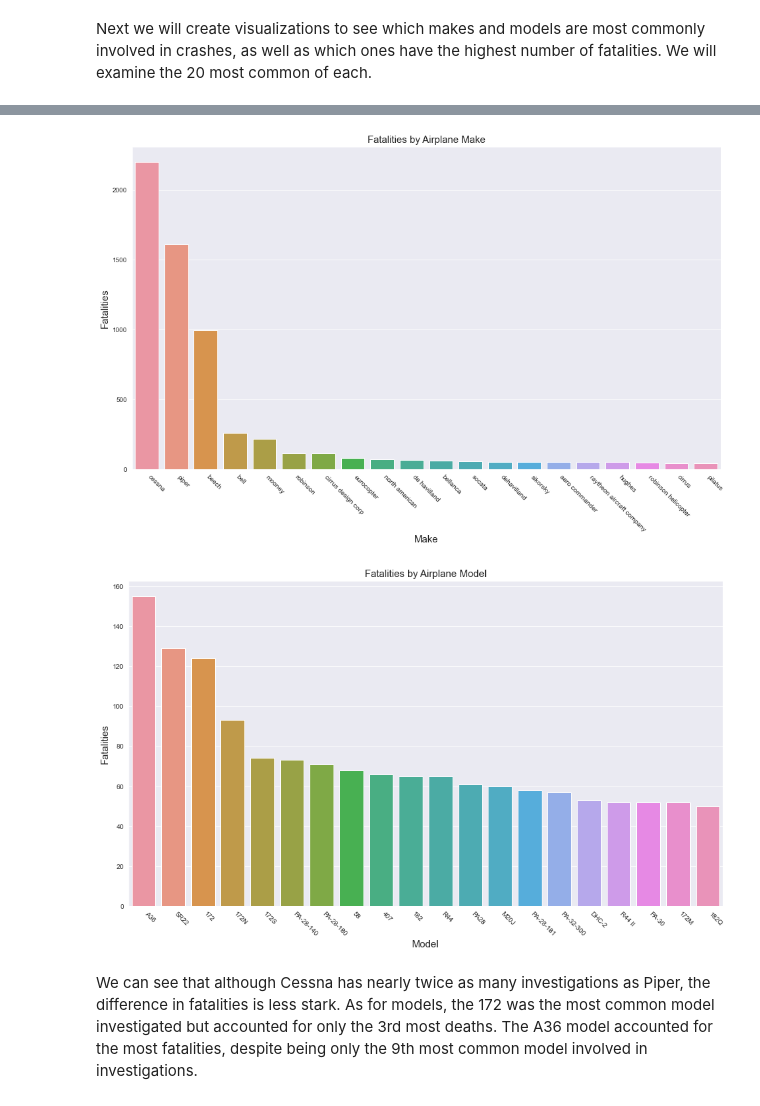
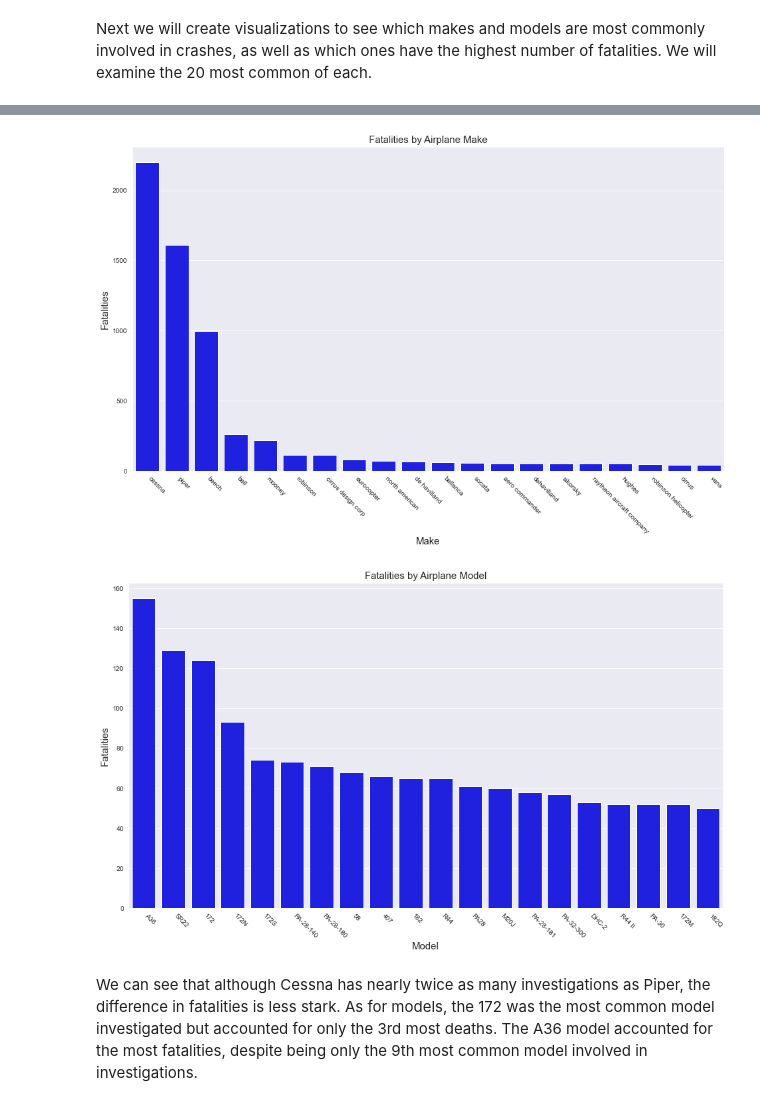
Before and after one commit to jtjohn172/Aviation-Data-Analysis-Project, a Jupyter notebook: notebooks/private-planes.ipynb, the cells around one changed output, grey strips where cells are left out. Cells and saved outputs as stored; diff of their text form; code cells hidden in the pictures.

```diff
--- a/notebooks/private-planes.ipynb
+++ b/notebooks/private-planes.ipynb
@@ -45,4 +45,5 @@ usa=df.loc[(df['country']=='United States') & (df['event_date']>='2001-11-19')]
 # %% [markdown]
 Next, we will clean up some of the columns which have missing values. We will begin with the columns containing data on injuries and fatalities. From examining the "Injury Severity" column we can see that all the missing values in the "Total_Fatal_Injuries" column correspond to a value of "Non-Fatal" in "Injury_Severity". Therefore we will see these missing values equal to zero in the "Total_Fatal_Injuries" column.
 # %%
-usa.loc[usa['total_fatal_injuries'].isna(), 'total_fatal_injuries']=0
+#usa.loc[usa['total_fatal_injuries'].isna(), 'total_fatal_injuries']=0
+usa=usa.fillna(value={'total_fatal_injuries': 0})
@@ -128,6 +111,7 @@ private_planes=private_planes.dropna(subset=['make', 'model'])
 We will also clean up some duplicate names in the 'Make' column.
 # %%
 private_planes['make']=private_planes['make'].str.lower()
+private_planes['make']=private_planes['make'].str.replace('-', ' ')
 # %% [output]
 A value is trying to be set on a copy of a slice from a DataFrame.
 Try using .loc[row_indexer,col_indexer] = value instead
@@ -161,25 +150,25 @@ fatalities=private_planes.groupby('make')['total_fatal_injuries'].sum().sort_val
 
 fig, ax=plt.subplots(figsize=(16,9))
 sns.set_style('darkgrid')
-f=sns.barplot(data=private_planes, x=fatalities.index[:20], y=fatalities.values[:20])
+f=sns.barplot(data=private_planes, x=fatalities.index[:20], y=fatalities.values[:20], color='blue')
 f.set_title('Fatalities by Airplane Make', fontsize=15)
 f.set_xlabel('Make', fontsize=15)
 f.set_ylabel('Fatalities', fontsize=15)
 f.set_xticklabels(fatalities.index[:20], rotation=-45, ha='left');
 # %% [output]
-[figure, old version]
+[figure, new version]
 # %%
 fatalities=private_planes.groupby('model')['total_fatal_injuries'].sum().sort_values(ascending=False)
 
 fig, ax=plt.subplots(figsize=(16,9))
 sns.set_style('darkgrid')
-f=sns.barplot(data=private_planes, x=fatalities.index[:20], y=fatalities.values[:20])
+f=sns.barplot(data=private_planes, x=fatalities.index[:20], y=fatalities.values[:20], color='blue')
 f.set_title('Fatalities by Airplane Model', fontsize=15)
 f.set_xlabel('Model', fontsize=15)
 f.set_ylabel('Fatalities', fontsize=15)
 f.set_xticklabels(fatalities.index[:20], rotation=-45, ha='left');
 # %% [output]
-[figure, old version]
+[figure, new version]
 # %% [markdown]
 We can see that although Cessna has nearly twice as many investigations as Piper, the difference in fatalities is less stark. As for models, the 172 was the most common model investigated but accounted for only the 3rd most deaths. The A36 model accounted for the most fatalities, despite being only the 9th most common model involved in investigations.
 # %% [markdown]
```
Also changed, not shown: parts of 11 cells of this notebook.
